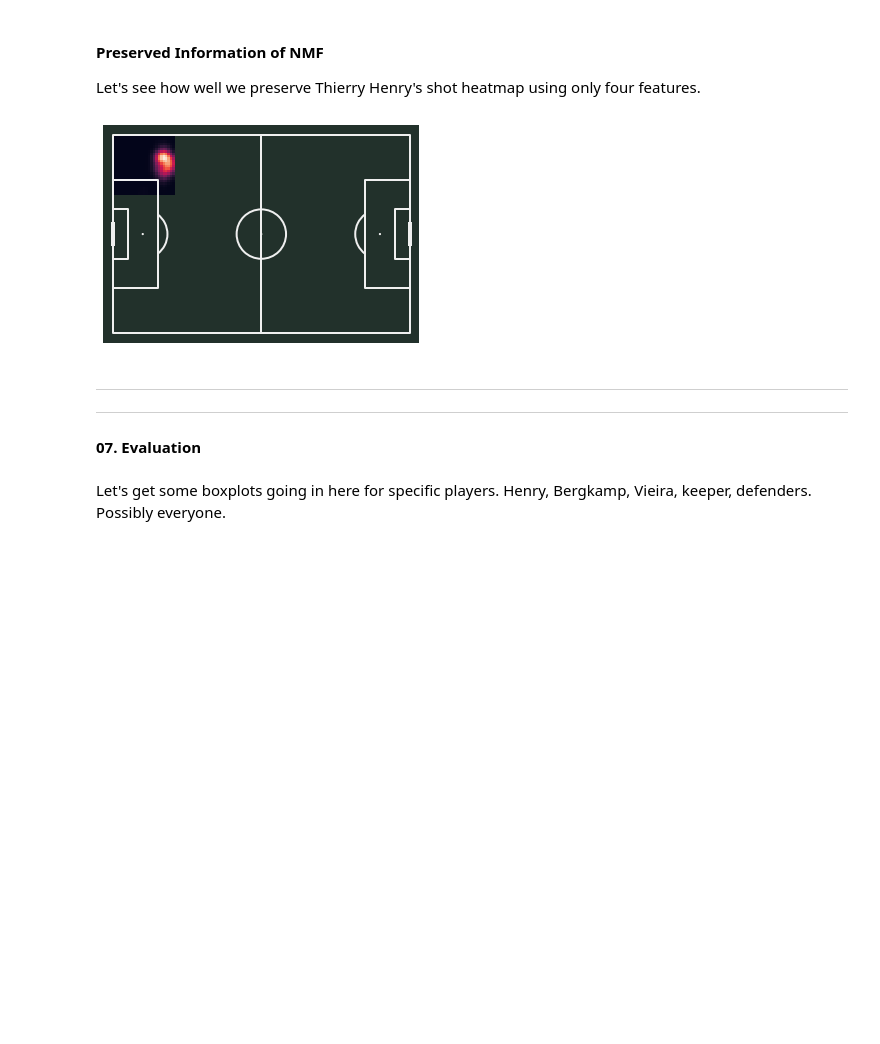
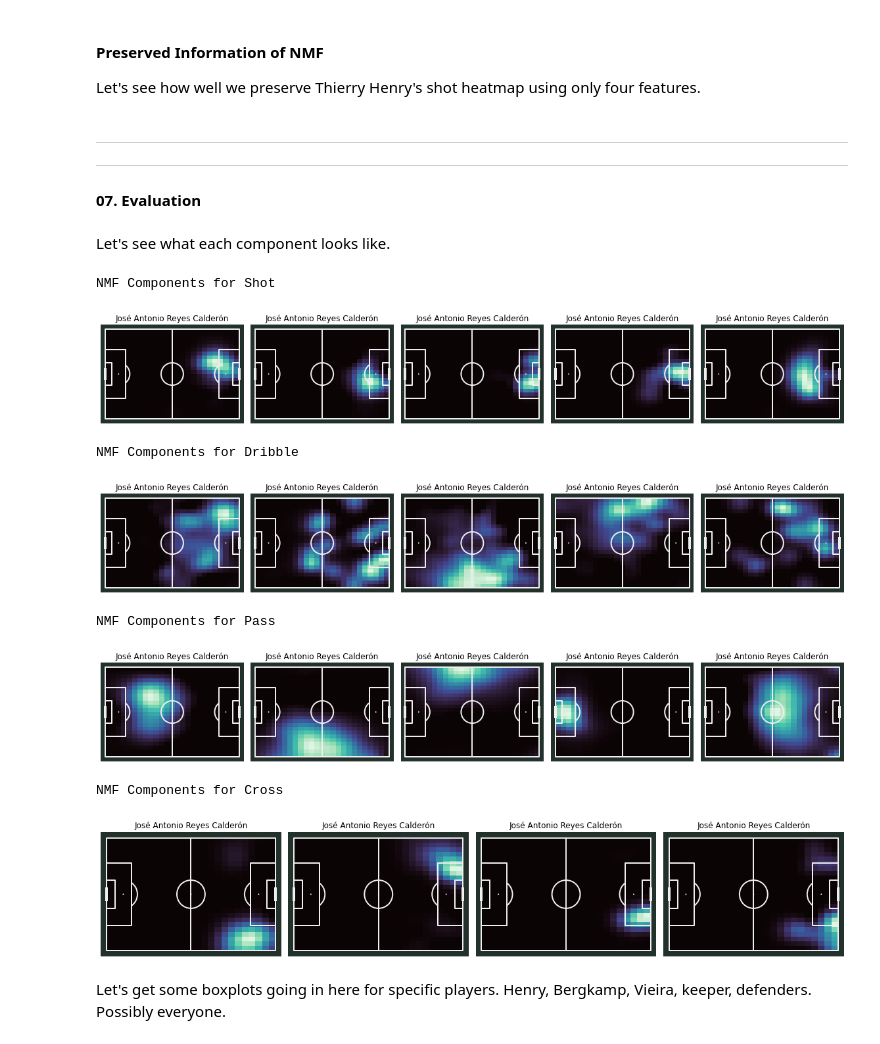
Before and after one commit to lucas-nelson-uiuc/stat430_unsupervised_project, a Jupyter notebook: soccer_project.ipynb, the cells around one changed output. Drawn from its saved outputs; the diff is of its cells as text; code cells hidden in the pictures; blank space fills up the shorter version.

```diff
--- a/soccer_project.ipynb
+++ b/soccer_project.ipynb
@@ -408,26 +413,48 @@ np.corrcoef(
 # %% [markdown]
 #### Preserved Information of NMF
 Let's see how well we preserve Thierry Henry's shot heatmap using only four features.
-# %%
-import pandas as pd
-import numpy as np
-from mplsoccer import Pitch
-import seaborn as sns
-
-nmf_shot_W = pd.read_csv('https://raw.githubusercontent.com/lucas-nelson-uiuc/datasets/main/nmf_show_W.csv').iloc[:, 1:]
-nmf_shot_ThierryHenry = pd.read_csv('https://raw.githubusercontent.com/lucas-nelson-uiuc/datasets/main/nmf_show_Hth.csv')['Thierry Henry']
-
-pitch = Pitch(pitch_type='statsbomb', line_zorder=2,
-              pitch_color='#22312b', line_color='#efefef')
-dfdfdf = np.array(np.matmul(nmf_shot_W, nmf_shot_ThierryHenry)).reshape((24,25))
-g_ax = sns.heatmap(dfdfdf, cbar=False)
-pitch.draw(ax=g_ax)
-# %% [output]
-[figure, removed]
 # %% [markdown]
 ---
 ---
 
 #### 07. Evaluation
+# %% [markdown]
+Let's see what each component looks like.
+# %%
+pitch = Pitch(pitch_type='statsbomb', line_zorder=2, pitch_color='#22312b', line_color='#efefef')
+
+for action, nmf_W in zip(
+    ['Shot', 'Dribble', 'Pass', 'Cross'],
+    [nmf_shot_W, nmf_dribble_W, nmf_pass_W, nmf_cross_W]
+    ):
+
+    print(f'NMF Components for {action}')
+    fig, ax = pitch.draw(ncols=nmf_W.shape[1], figsize=(16,9))
+
+    for i in range(nmf_W.shape[1]):
+
+        statistic = np.array(nmf_W.iloc[:, i]).reshape((24, 25))
+
+        # construct stats object from binned data, bin mesh, and bin centers
+        y, x = statistic.shape
+        x_grid = np.linspace(0, 120, x + 1)
+        y_grid = np.linspace(0, 80, y + 1)
+        cx = x_grid[:-1] + 0.5 * (x_grid[1] - x_grid[0])
+        cy = y_grid[:-1] + 0.5 * (y_grid[1] - y_grid[0])
+        stats = dict(statistic=statistic, x_grid=x_grid, y_grid=y_grid, cx=cx, cy=cy)
+
+        pcm = pitch.heatmap(stats, ax=ax[i], cmap='mako')
+        ax[i].set_title(player.title())
+
+    plt.show()
+# %% [output]
+NMF Components for Shot
+[figure, added]
+NMF Components for Dribble
+[figure, added]
+NMF Components for Pass
+[figure, added]
+NMF Components for Cross
+[figure, added]
 # %% [markdown]
 Let's get some boxplots going in here for specific players. Henry, Bergkamp, Vieira, keeper, defenders. Possibly everyone.
```
Also changed, not shown: parts of 34 cells of this notebook.
